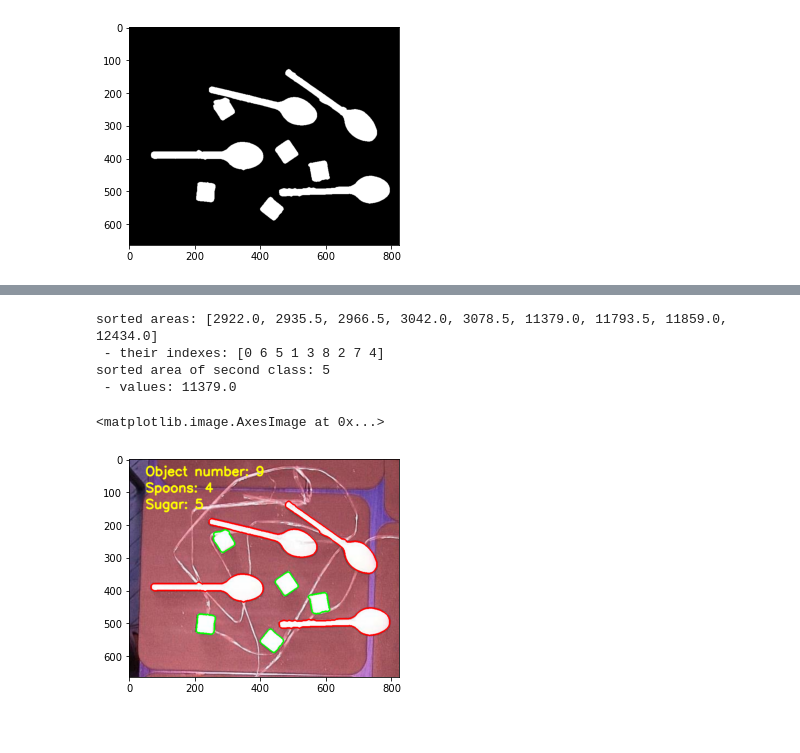
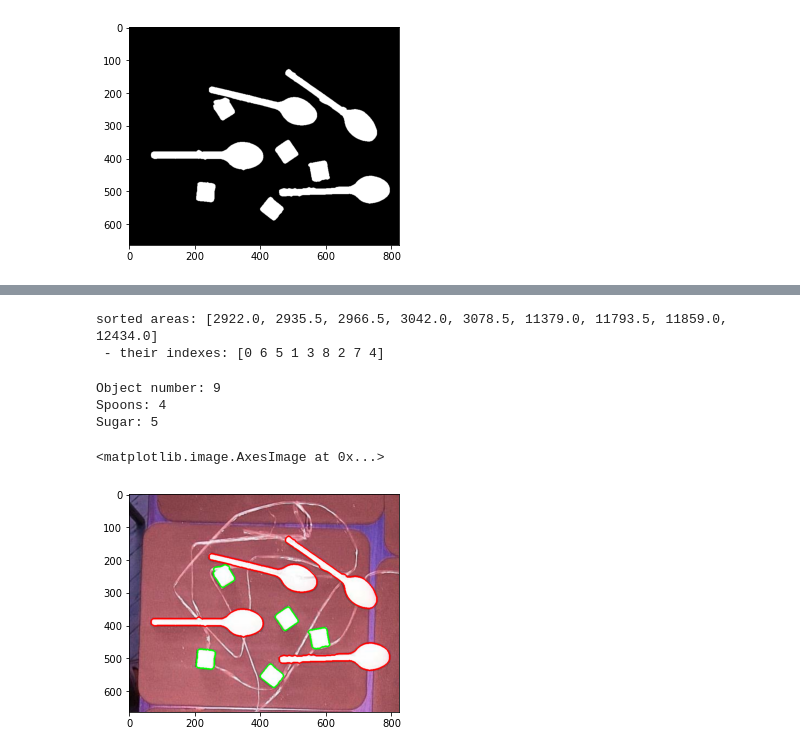
Before and after one commit to NatashaTihonova/ComputerVisionProject, a Jupyter notebook: task2/task.ipynb, the cells around one changed output, grey strips where cells are left out. Cells and saved outputs as stored; diff of their text form; code cells hidden in the pictures.

```diff
--- a/task2/task.ipynb
+++ b/task2/task.ipynb
@@ -72,29 +40,29 @@ for cnt in counturs:
 indices = np.array(cnt_area).argsort()
 sorted_area = sorted(cnt_area)
 print(f"sorted areas: {sorted_area} \n - their indexes: {indices}")
-border_val_id = np.argmax(np.diff(sorted_area))+1
+border_val_id = np.argmax(np.diff(sorted_area))
 border_value=sorted_area[border_val_id]
-print(f"sorted area of second class: {border_val_id} \n - values: {border_value}")
 # %% [output]
 sorted areas: [2922.0, 2935.5, 2966.5, 3042.0, 3078.5, 11379.0, 11793.5, 11859.0, 12434.0]
  - their indexes: [0 6 5 1 3 8 2 7 4]
-sorted area of second class: 5
- - values: 11379.0
 # %%
-sugar=indices[:border_val_id]
-spoons=indices[border_val_id:]
+sugar=indices[:border_val_id+1]
+spoons=indices[border_val_id+1:]
 # %%
 countour_img = image.copy()
-cv2.putText(countour_img,f"Object number: {len(indices)}", (50,50), cv2.FONT_HERSHEY_SIMPLEX, 1.3, (255,255,0),3, cv2.LINE_AA)
-cv2.putText(countour_img,f"Spoons: {len(spoons)}", (50,100), cv2.FONT_HERSHEY_SIMPLEX, 1.3, (255,255,0),3, cv2.LINE_AA)
-cv2.putText(countour_img,f"Sugar: {len(sugar)}", (50,150), cv2.FONT_HERSHEY_SIMPLEX, 1.3, (255,255,0),3, cv2.LINE_AA)
+print(f"Object number: {len(indices)}")
+print(f"Spoons: {len(spoons)}")
+print(f"Sugar: {len(sugar)}")
 cv2.drawContours(countour_img, counturs, 2, (0,255,0),3)
 for i in indices:
     if i in sugar:
         cv2.drawContours(countour_img, counturs, i, (0,255,0),3)
     else:
         cv2.drawContours(countour_img, counturs, i, (255,0,0),3)
 plt.imshow(countour_img)
 # %% [output]
-<matplotlib.image.AxesImage at 0x...>
+Object number: 9
+Spoons: 4
+Sugar: 5
+<matplotlib.image.AxesImage at 0x...>
-[figure, old version]
+[figure, new version]
```
Also changed, not shown: parts of 5 cells of this notebook.
